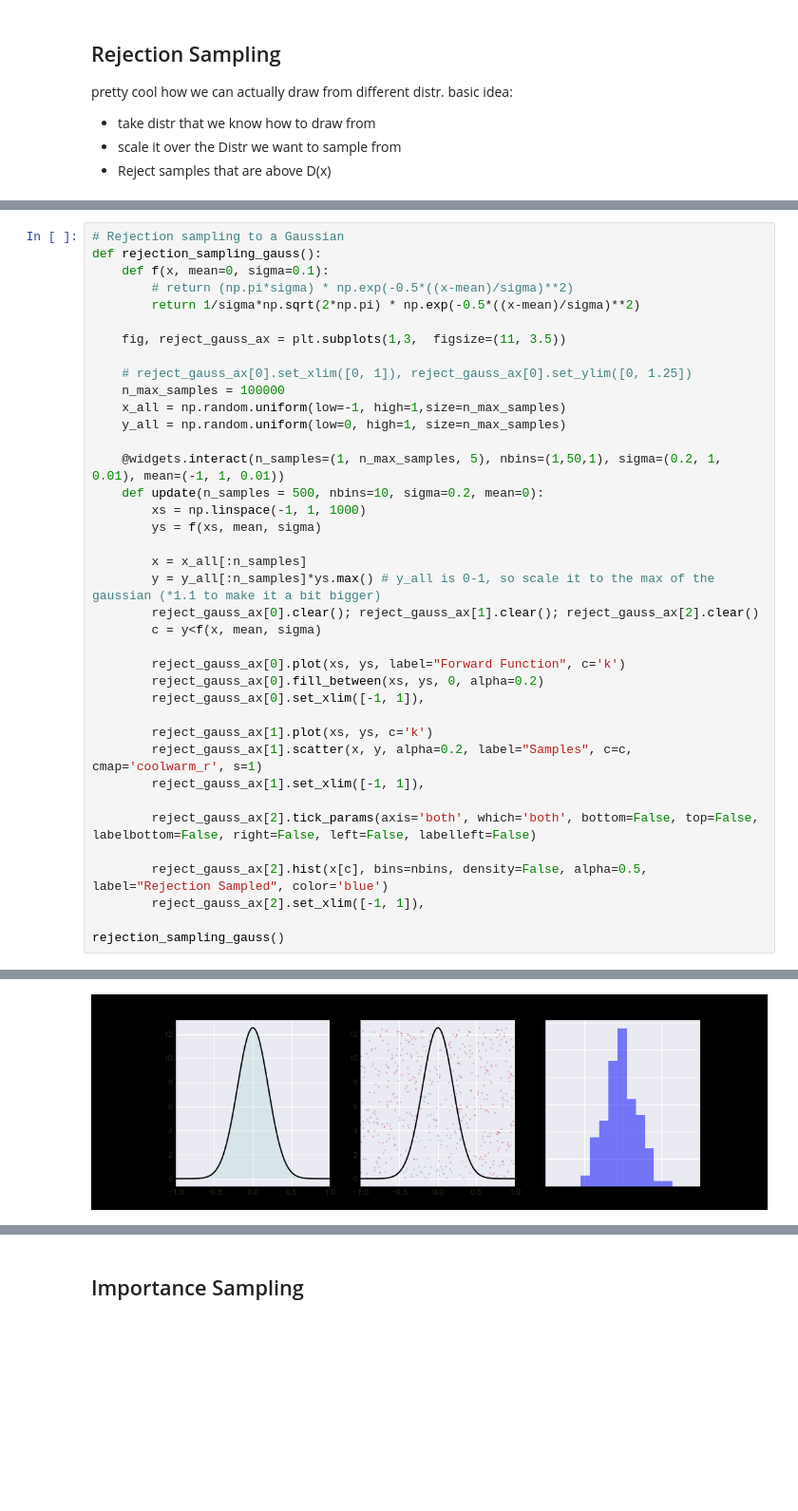
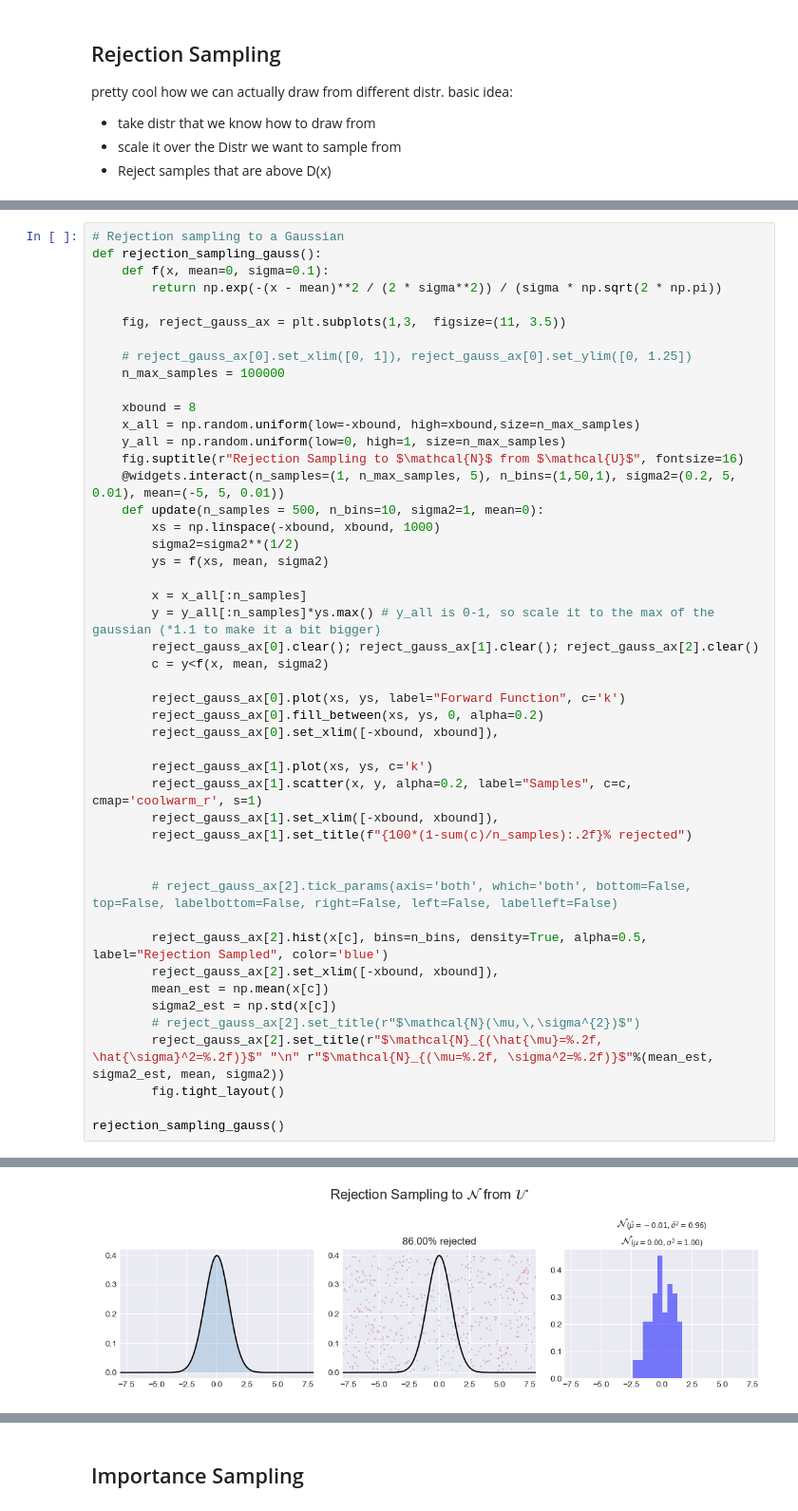
Before and after one commit to f-ilic/cib_seminar, a Jupyter notebook: overview.ipynb, the cells around one changed output, grey strips where cells are left out. Shown at 95% size. Drawn from its saved outputs; the diff is of its cells as text; blank space fills up the shorter version.

```diff
--- a/overview.ipynb
+++ b/overview.ipynb
@@ -115,41 +157,50 @@ $\mathcal{U_{[0,1]}}  \rightarrow \mathcal{N}(\mu,\,\sigma^{2})$ ?
 # %%
 # Rejection sampling to a Gaussian
 def rejection_sampling_gauss():
     def f(x, mean=0, sigma=0.1):
-        # return (np.pi*sigma) * np.exp(-0.5*((x-mean)/sigma)**2)
-        return 1/sigma*np.sqrt(2*np.pi) * np.exp(-0.5*((x-mean)/sigma)**2)
+        return np.exp(-(x - mean)**2 / (2 * sigma**2)) / (sigma * np.sqrt(2 * np.pi))
 
     fig, reject_gauss_ax = plt.subplots(1,3,  figsize=(11, 3.5))
 
     # reject_gauss_ax[0].set_xlim([0, 1]), reject_gauss_ax[0].set_ylim([0, 1.25])
     n_max_samples = 100000
-    x_all = np.random.uniform(low=-1, high=1,size=n_max_samples)
+
+    xbound = 8
+    x_all = np.random.uniform(low=-xbound, high=xbound,size=n_max_samples)
     y_all = np.random.uniform(low=0, high=1, size=n_max_samples)
-
-    @widgets.interact(n_samples=(1, n_max_samples, 5), nbins=(1,50,1), sigma=(0.2, 1, 0.01), mean=(-1, 1, 0.01))
-    def update(n_samples = 500, nbins=10, sigma=0.2, mean=0):
-        xs = np.linspace(-1, 1, 1000)
-        ys = f(xs, mean, sigma)
+    fig.suptitle(r"Rejection Sampling to $\mathcal{N}$ from $\mathcal{U}$", fontsize=16)
+    @widgets.interact(n_samples=(1, n_max_samples, 5), n_bins=(1,50,1), sigma2=(0.2, 5, 0.01), mean=(-5, 5, 0.01))
+    def update(n_samples = 500, n_bins=10, sigma2=1, mean=0):
+        xs = np.linspace(-xbound, xbound, 1000)
+        sigma2=sigma2**(1/2)
+        ys = f(xs, mean, sigma2)
 
         x = x_all[:n_samples]
         y = y_all[:n_samples]*ys.max() # y_all is 0-1, so scale it to the max of the gaussian (*1.1 to make it a bit bigger)
         reject_gauss_ax[0].clear(); reject_gauss_ax[1].clear(); reject_gauss_ax[2].clear()
-        c = y<f(x, mean, sigma)
+        c = y<f(x, mean, sigma2)
 
         reject_gauss_ax[0].plot(xs, ys, label="Forward Function", c='k')
         reject_gauss_ax[0].fill_between(xs, ys, 0, alpha=0.2)
-        reject_gauss_ax[0].set_xlim([-1, 1]),
+        reject_gauss_ax[0].set_xlim([-xbound, xbound]),
 
         reject_gauss_ax[1].plot(xs, ys, c='k')
         reject_gauss_ax[1].scatter(x, y, alpha=0.2, label="Samples", c=c, cmap='coolwarm_r', s=1)
-        reject_gauss_ax[1].set_xlim([-1, 1]),
+        reject_gauss_ax[1].set_xlim([-xbound, xbound]),
+        reject_gauss_ax[1].set_title(f"{100*(1-sum(c)/n_samples):.2f}% rejected")
 
-        reject_gauss_ax[2].tick_params(axis='both', which='both', bottom=False, top=False, labelbottom=False, right=False, left=False, labelleft=False)
 
-        reject_gauss_ax[2].hist(x[c], bins=nbins, density=False, alpha=0.5, label="Rejection Sampled", color='blue')
-        reject_gauss_ax[2].set_xlim([-1, 1]),
+        # reject_gauss_ax[2].tick_params(axis='both', which='both', bottom=False, top=False, labelbottom=False, right=False, left=False, labelleft=False)
+
+        reject_gauss_ax[2].hist(x[c], bins=n_bins, density=True, alpha=0.5, label="Rejection Sampled", color='blue')
+        reject_gauss_ax[2].set_xlim([-xbound, xbound]),
+        mean_est = np.mean(x[c])
+        sigma2_est = np.std(x[c])
+        # reject_gauss_ax[2].set_title(r"$\mathcal{N}(\mu,\,\sigma^{2})$")
+        reject_gauss_ax[2].set_title(r"$\mathcal{N}_{(\hat{\mu}=%.2f, \hat{\sigma}^2=%.2f)}$" "\n" r"$\mathcal{N}_{(\mu=%.2f, \sigma^2=%.2f)}$"%(mean_est, sigma2_est, mean, sigma2))
+        fig.tight_layout()
 
 rejection_sampling_gauss()
 # %% [output]
 interactive(children=(IntSlider(value=500, description='n_samples', max=100000, min=1, step=5), IntSlider(valu…
-[figure, old version]
+[figure, new version]
```
Also changed, not shown: parts of 9 cells of this notebook, 1 other file.
